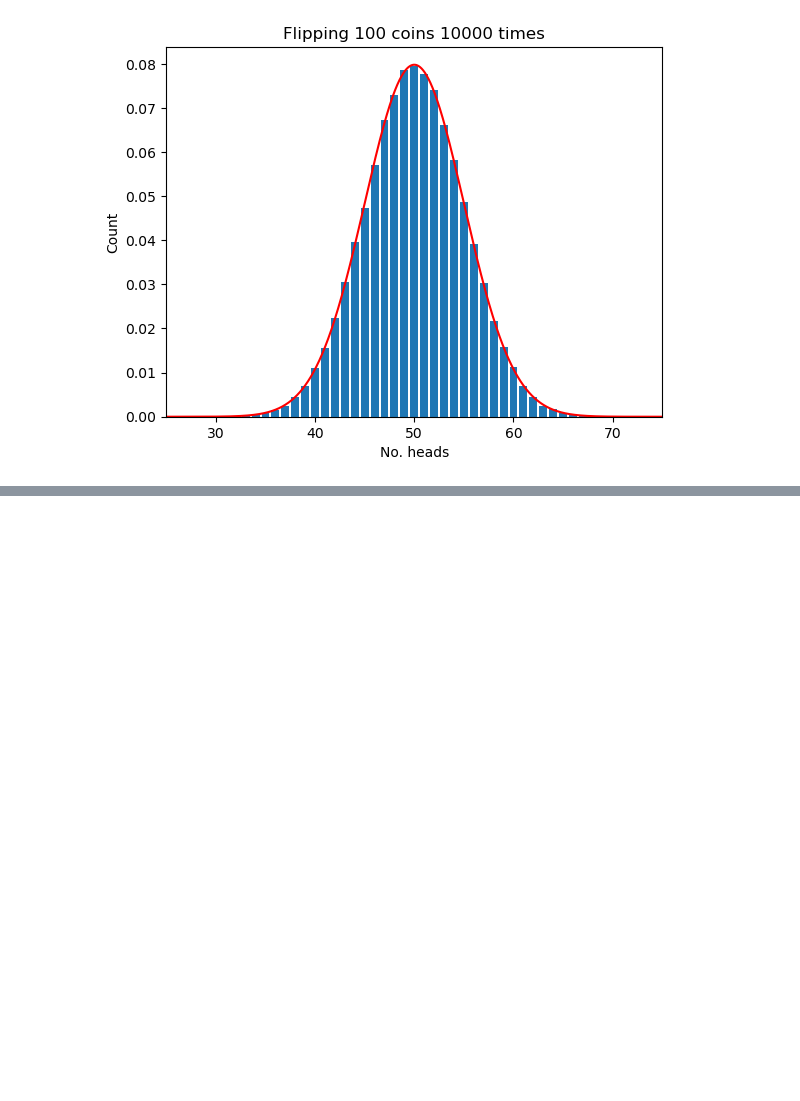
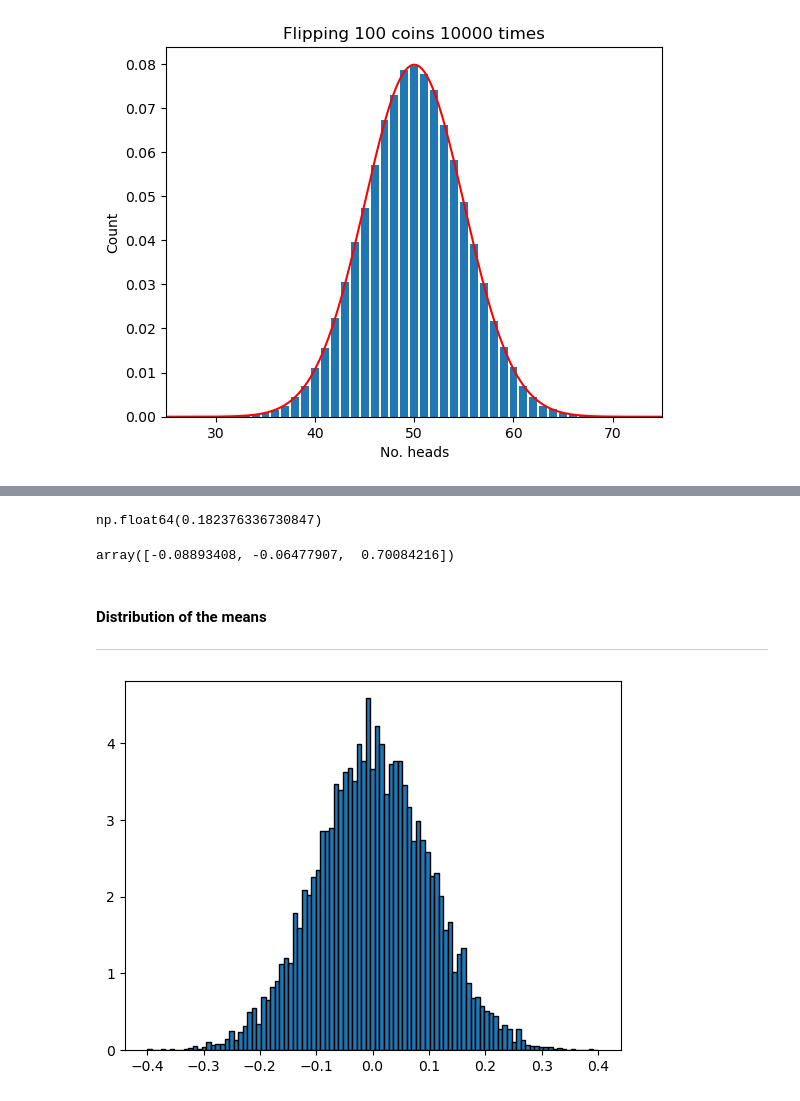
Before and after one commit to a-o-connor/applied_statistics_assessment, a Jupyter notebook: roughwork/applied_stats_notes.ipynb, the cells around one changed output, grey strips where cells are left out. Saved outputs shown, nothing was run; the diff lists cells and outputs as text; code cells hidden in the pictures; blank space fills up the shorter version.

```diff
--- a/roughwork/applied_stats_notes.ipynb
+++ b/roughwork/applied_stats_notes.ipynb
@@ -286,0 +351,17 @@ Text(0, 0.5, 'Count')
+# %%
+np.mean(data) #should return the mean of the collapsed array, i.e., the mean of all the numbers in the array
+# %% [output]
+np.float64(0.182376336730847)
+# %%
+np.mean(data, axis=1)# should return 3 means, the  across rows
+# %% [output]
+array([-0.08893408, -0.06477907,  0.70084216])
+# %% [markdown]
+#### Distribution of the means
+**************
+# %%
+data = rng.normal(loc=0.0, scale=1.0, size=(10000,100)) #returns an array of 10000 rows, with 100 numbers in each, the 5 numbers have the normal distribution specified
+means=np.mean(data, axis=1)#should return 10000 means, the means of each of the std normal distribution of 100 numbers that we had
+plt.hist(means, edgecolor="black", density="True", bins=np.linspace(-0.4,0.4,100));
+# %% [output]
+[figure, added]
```
Also changed, not shown: parts of 10 cells of this notebook, 1 other file.
